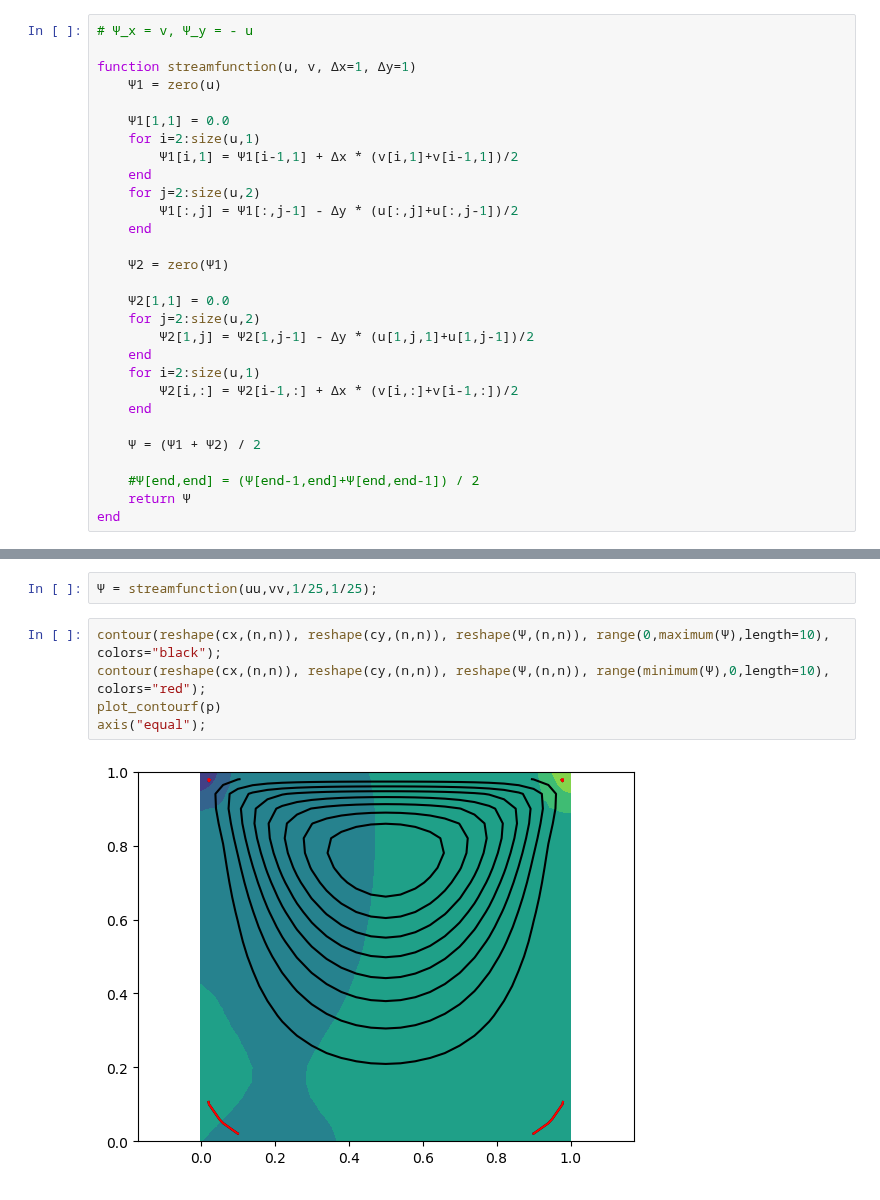
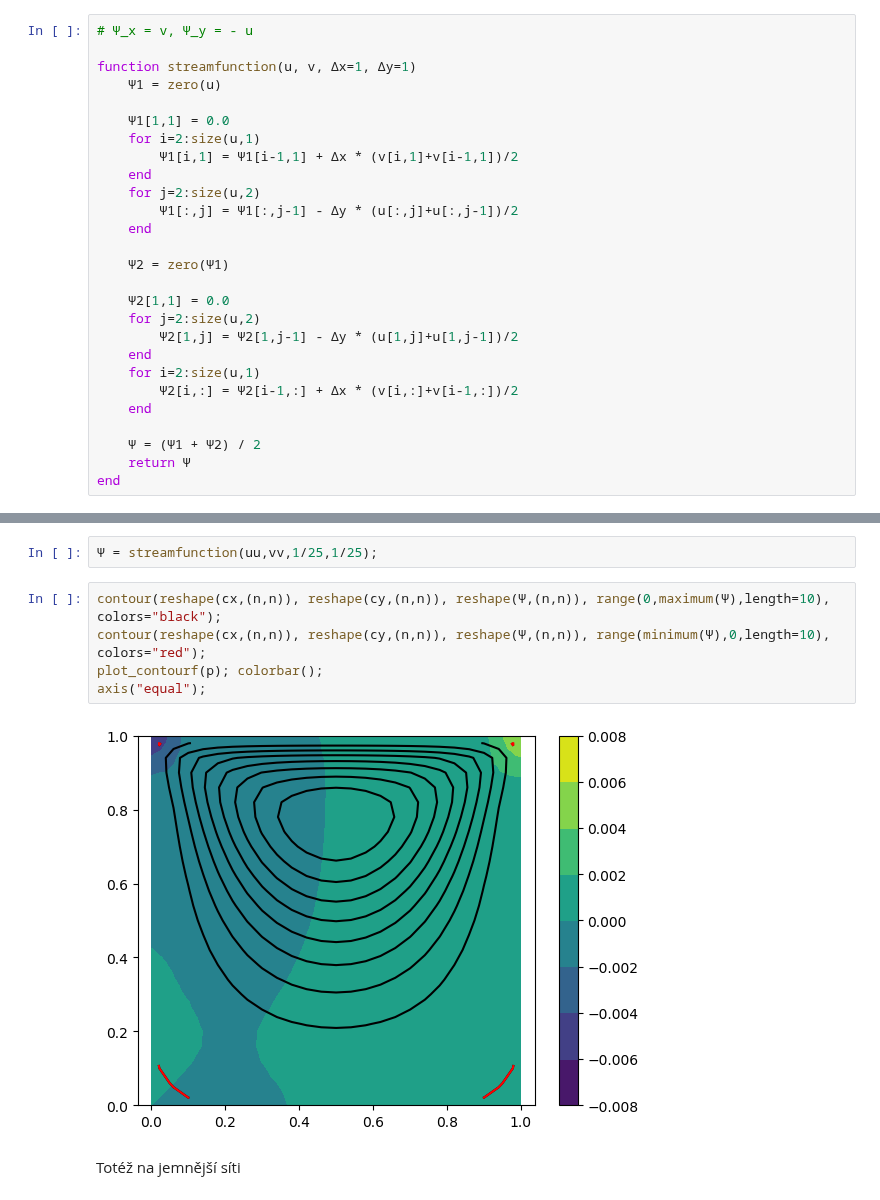
Before and after one commit to furstj/NSP, a Jupyter notebook: lessons/03_stokes.ipynb, the cells around one changed output, grey strips where cells are left out. Saved outputs shown, nothing was run; the diff lists cells and outputs as text.

```diff
--- a/lessons/03_stokes.ipynb
+++ b/lessons/03_stokes.ipynb
@@ -378,15 +379,13 @@ function streamfunction(u, v, Δx=1, Δy=1)
 
     Ψ2[1,1] = 0.0
     for j=2:size(u,2)
-        Ψ2[1,j] = Ψ2[1,j-1] - Δy * (u[1,j,1]+u[1,j-1])/2
+        Ψ2[1,j] = Ψ2[1,j-1] - Δy * (u[1,j]+u[1,j-1])/2
     end
     for i=2:size(u,1)
         Ψ2[i,:] = Ψ2[i-1,:] + Δx * (v[i,:]+v[i-1,:])/2
     end
 
     Ψ = (Ψ1 + Ψ2) / 2
-
-    #Ψ[end,end] = (Ψ[end-1,end]+Ψ[end,end-1]) / 2
     return Ψ
 end
 # %% [output]
@@ -396,7 +395,9 @@ streamfunction (generic function with 3 methods)
 # %%
 contour(reshape(cx,(n,n)), reshape(cy,(n,n)), reshape(Ψ,(n,n)), range(0,maximum(Ψ),length=10), colors="black");
 contour(reshape(cx,(n,n)), reshape(cy,(n,n)), reshape(Ψ,(n,n)), range(minimum(Ψ),0,length=10), colors="red");
-plot_contourf(p)
+plot_contourf(p); colorbar();
 axis("equal");
 # %% [output]
-[figure, old version]
+[figure, new version]
+# %% [markdown]
+Totéž na jemnější síti
```
Also changed, not shown: parts of 9 cells of this notebook.
